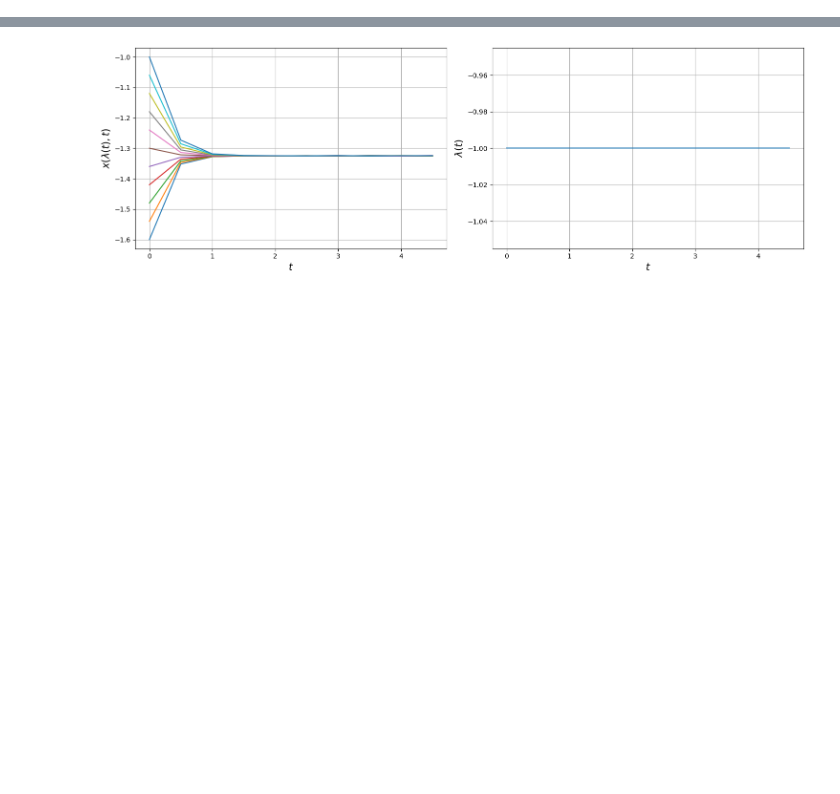
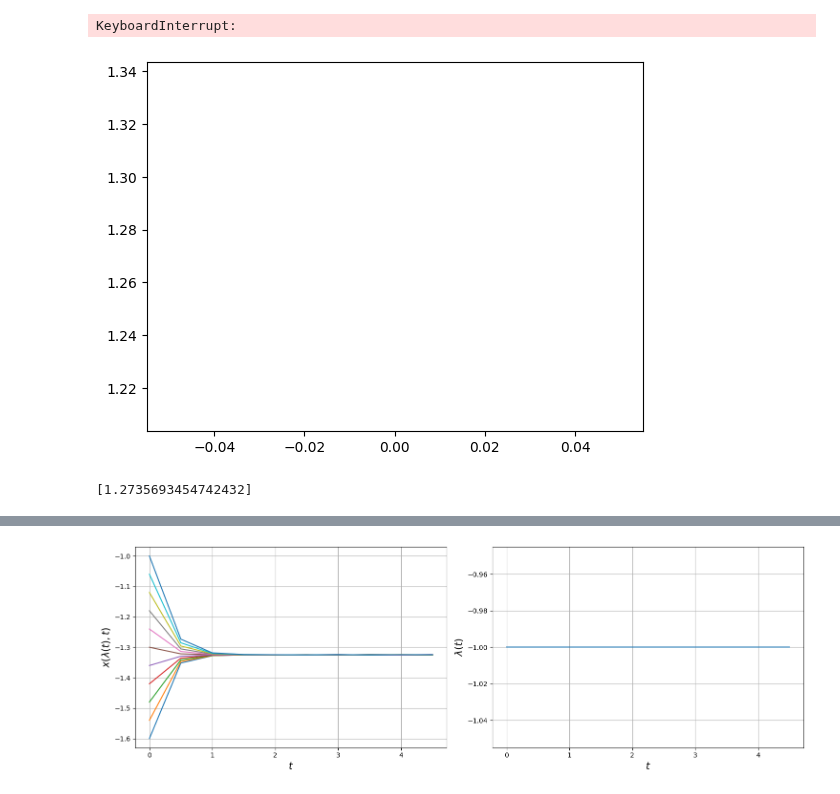
Before and after one commit to MalachiteWind/stable_node_control, a Jupyter notebook: notebooks/transient_data/transient_features.ipynb, the cells around one changed output, grey strips where cells are left out. Saved outputs shown, nothing was run; the diff lists cells and outputs as text; code cells hidden in the pictures; blank space fills up the shorter version.

```diff
--- a/notebooks/transient_data/transient_features.ipynb
+++ b/notebooks/transient_data/transient_features.ipynb
@@ -80,0 +126,5 @@ plt.plot(lam)
+# %%
+f = Felu(1,1,4)
+g = Gelu(2,1,2)
+model = StabNODE(f,g).to('cpu')
+model
@@ -80,0 +156,44 @@ plt.plot(lam)
+# %%
+n_epochs = 1
+show_progress = True
+solve_method = 'rk4'
+loss_criteria = nn.MSELoss()
+opt = torch.optim.Adam(list(f.parameters())+list(g.parameters()), lr = 1e-1)
+
+
+loop_wrapper = _load_loop_wrapper(show_progress)
+loop_wrapper2 = _load_loop_wrapper(True)
+
+model.train()
+losses = []
+times = []
+for epoch in loop_wrapper(range(n_epochs)):
+    t1 = time.time()
+    opt.zero_grad()
+    for Xi, Ti, x0i in loop_wrapper2(train_loader):
+
+        Xi = Xi.squeeze()
+        Ti = Ti.squeeze()
+
+        Xi_pred = odeint(
+            func = lambda t,x: model(t,x,control_func),
+            y0=x0i,
+            t=Ti,
+            method=solve_method
+        ).squeeze()
+
+        loss=loss_criteria(Xi_pred, Xi)
+        losses.append(loss.item())
+    loss.backward()
+    opt.step()
+    t2 = time.time()
+    times.append(t2-t1)
+# %% [output]
+KeyboardInterrupt:
+# %%
+plt.plot(losses)
+plt.show()
+losses
+# %% [output]
+[figure, added]
+[1.2735693454742432]
```
Also changed, not shown: parts of 19 cells of this notebook, 4 other files.
